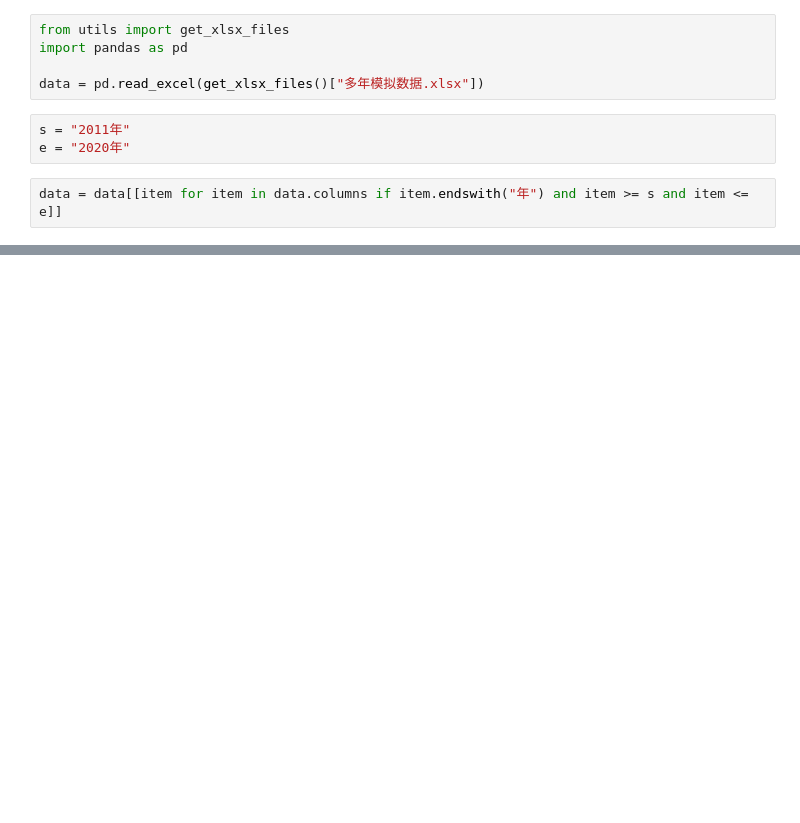
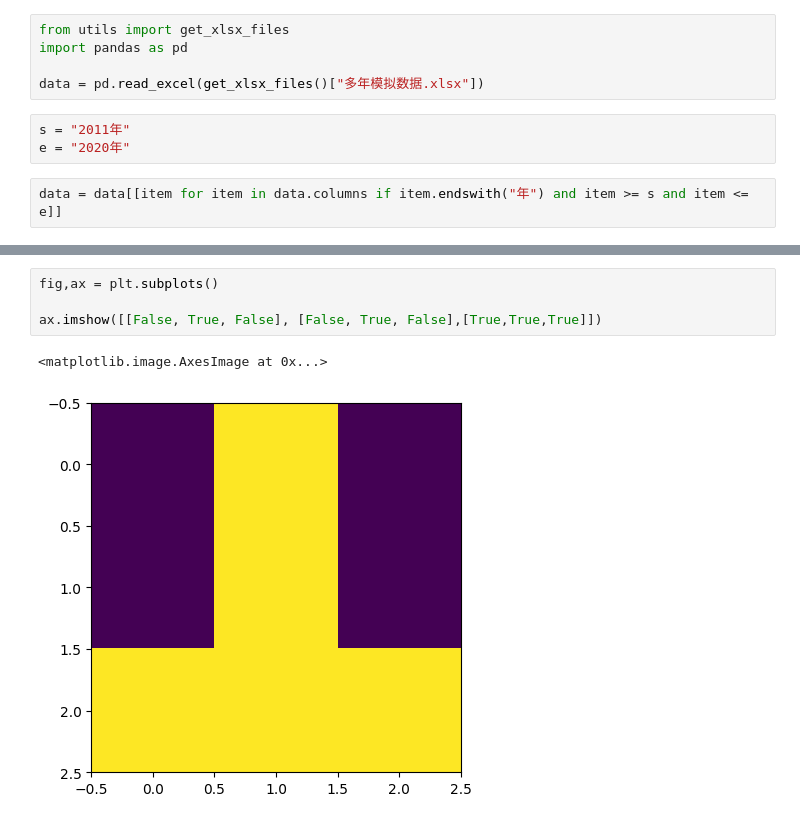
Before and after one commit to Altoria-276/agricultural-decision-system, a Jupyter notebook: test.ipynb, the cells around one changed output, grey strips where cells are left out. Saved outputs shown, nothing was run; the diff lists cells and outputs as text; blank space fills up the shorter version.

```diff
--- a/test.ipynb
+++ b/test.ipynb
@@ -42,0 +78,7 @@ data.T.pct_change().T.iloc[:, 1:]
+# %%
+fig,ax = plt.subplots()
+
+ax.imshow([[False, True, False], [False, True, False],[True,True,True]])
+# %% [output]
+<matplotlib.image.AxesImage at 0x...>
+[figure, added]
```
Also changed, not shown: parts of 6 cells of this notebook, 7 other files.
